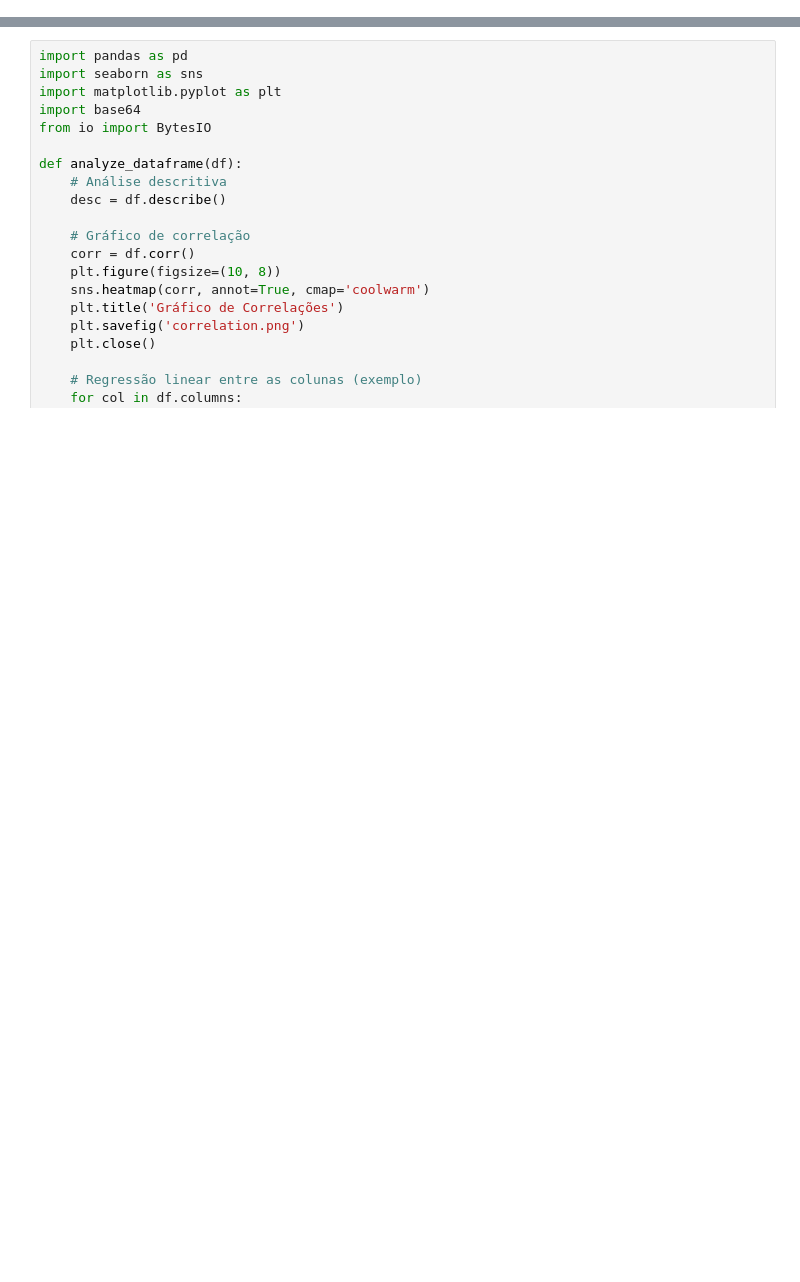
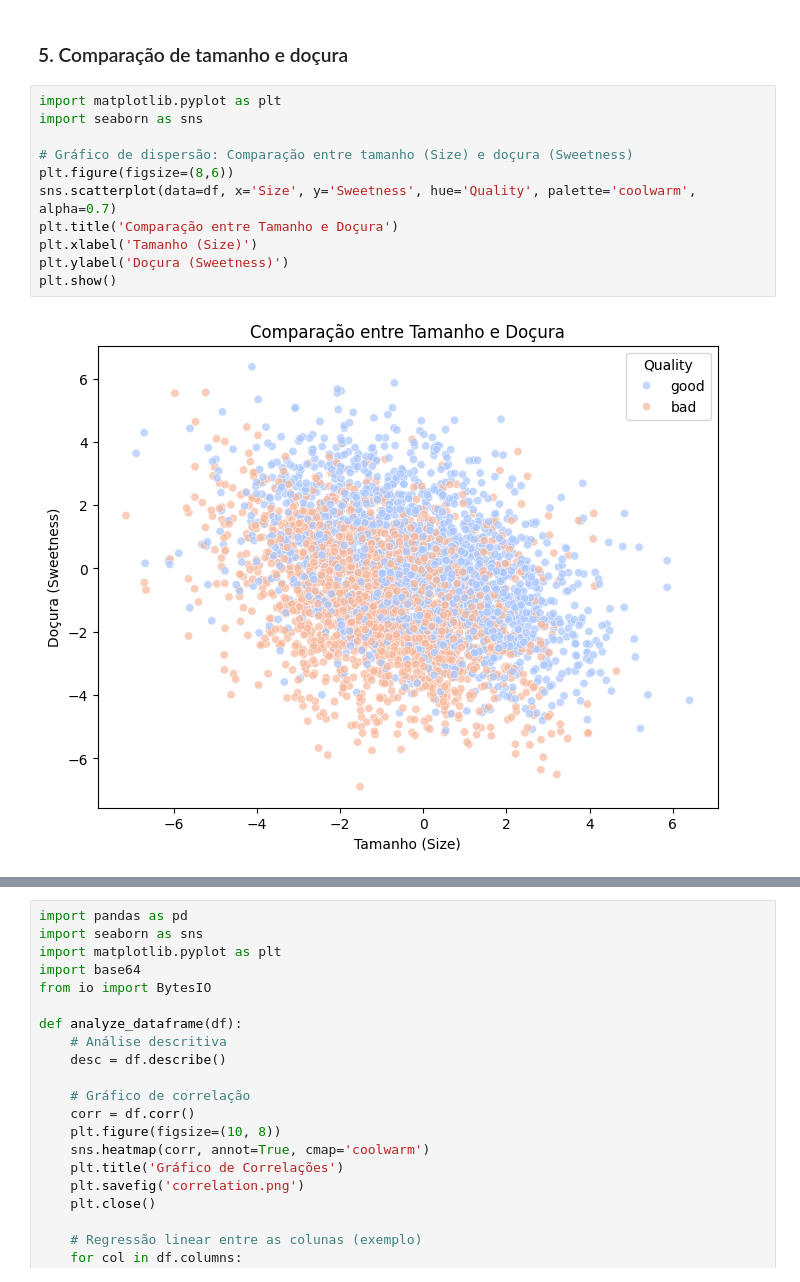
Before and after one commit to CaduValezzi/Data-_Base_CP2, a Jupyter notebook: cp2.ipynb, the cells around one changed output, grey strips where cells are left out. Drawn from its saved outputs; the diff is of its cells as text; blank space fills up the shorter version.

```diff
--- a/cp2.ipynb
+++ b/cp2.ipynb
@@ -27,0 +96,15 @@ print(df)
+# %% [markdown]
+### 5. Comparação de tamanho e doçura
+# %%
+import matplotlib.pyplot as plt
+import seaborn as sns
+
+# Gráfico de dispersão: Comparação entre tamanho (Size) e doçura (Sweetness)
+plt.figure(figsize=(8,6))
+sns.scatterplot(data=df, x='Size', y='Sweetness', hue='Quality', palette='coolwarm', alpha=0.7)
+plt.title('Comparação entre Tamanho e Doçura')
+plt.xlabel('Tamanho (Size)')
+plt.ylabel('Doçura (Sweetness)')
+plt.show()
+# %% [output]
+[figure, added]
```
Also changed, not shown: parts of 14 cells of this notebook.
